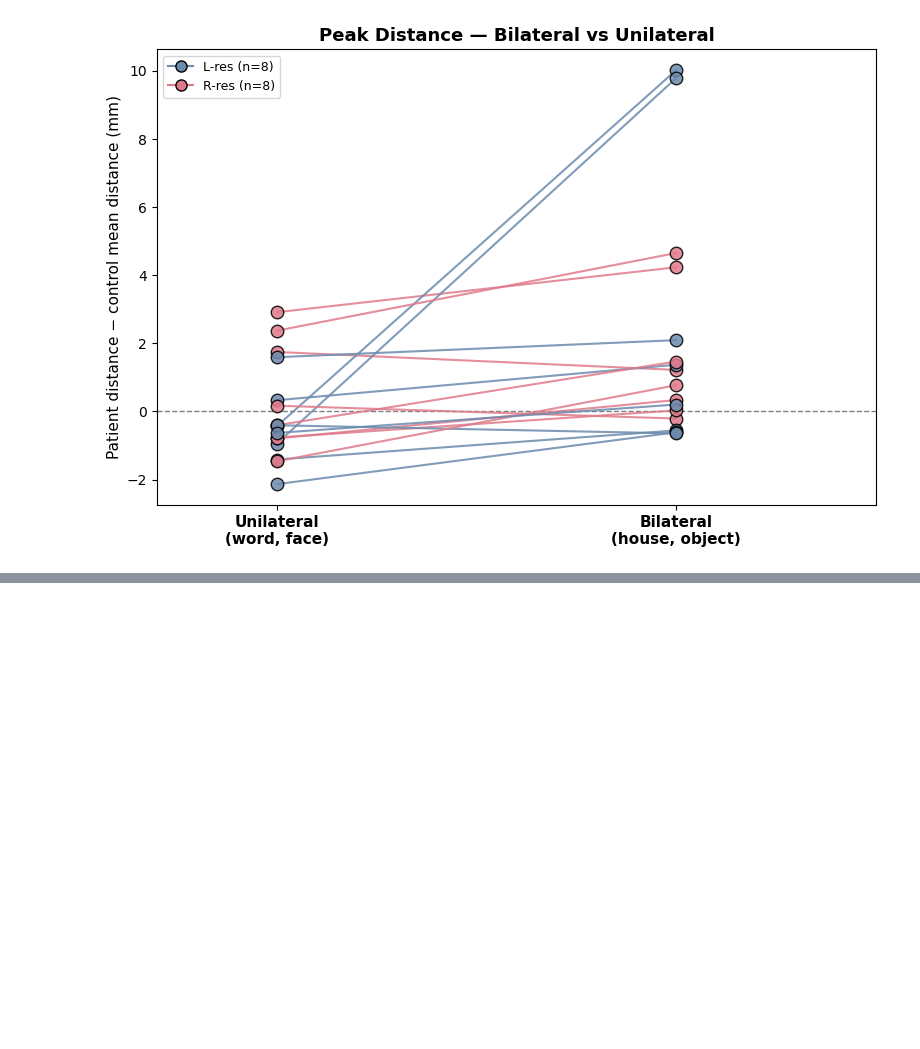
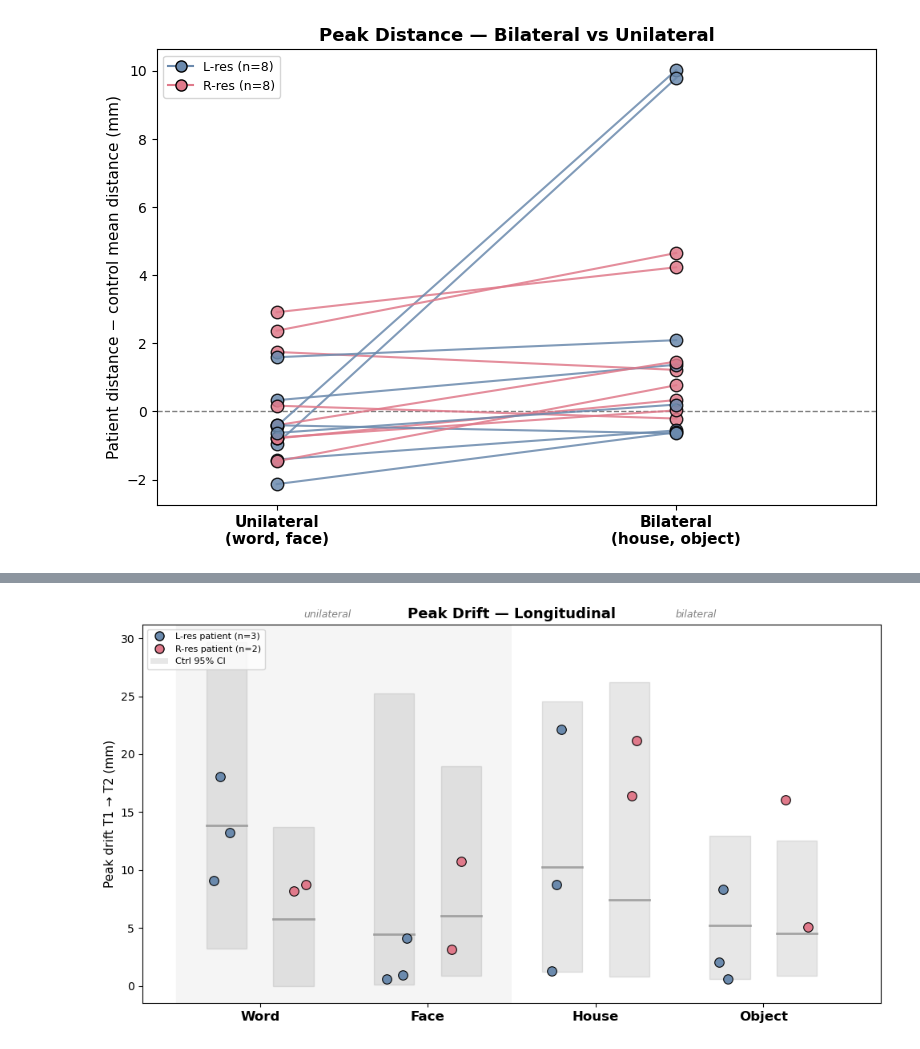
Before and after one commit to cnsimmons/sym_pt, a Jupyter notebook: C_results/x_notebook.ipynb, the cells around one changed output, grey strips where cells are left out. Saved outputs shown, nothing was run; the diff lists cells and outputs as text; code cells hidden in the pictures; blank space fills up the shorter version.

```diff
--- a/C_results/x_notebook.ipynb
+++ b/C_results/x_notebook.ipynb
@@ -190,0 +523,50 @@ plt.show()
+# %%
+fig, ax = plt.subplots(figsize=(10, 5.5))
+ax.axvspan(-0.5, 1.5, color='#F5F5F5', zorder=0)
+ax.axvspan(1.5, 3.5, color='#FFFFFF', zorder=0)
+
+CTRL_COLOR = '#888888'
+
+for i, cat in enumerate(CATS_ORDERED):
+    for res, hemi_ctrl in [('L-res', 'right'), ('R-res', 'left')]:
+        ctrl_vals = drift[(drift['group']=='control') &
+                          (drift['category']==cat) &
+                          (drift['hemi']==hemi_ctrl)]['drift_mm'].values
+        if len(ctrl_vals) < 2: continue
+        offset = -0.2 if res == 'L-res' else 0.2
+        x = i + offset
+
+        lo, hi = np.percentile(ctrl_vals, [2.5, 97.5])
+        m = np.mean(ctrl_vals)
+        ax.fill_between([x - 0.12, x + 0.12], [lo, lo], [hi, hi],
+                        color=CTRL_COLOR, alpha=0.2, zorder=1)
+        ax.plot([x - 0.12, x + 0.12], [m, m], color=CTRL_COLOR,
+                linewidth=2, alpha=0.7, zorder=2)
+
+        pt_vals = drift[(drift['group']=='OTC') & (drift['category']==cat) &
+                        (drift['hemi']==hemi_ctrl) & (drift['intact_hemi']==hemi_ctrl)]['drift_mm'].values
+        jitter = np.random.default_rng(i*10 + (0 if res=='L-res' else 1)).uniform(-0.08, 0.08, len(pt_vals))
+        ax.scatter(x + jitter, pt_vals, s=70, color=COLORS[res], edgecolor='black',
+                   linewidth=0.8, zorder=4)
+
+ax.set_xticks(range(4))
+ax.set_xticklabels([LABELS[c] for c in CATS_ORDERED], fontsize=12, fontweight='bold')
+ax.set_ylabel('Peak drift T1 → T2 (mm)', fontsize=11)
+ax.set_title('Peak Drift — Longitudinal', fontsize=13, fontweight='bold')
+ax.text(0.25, 1.02, 'unilateral', transform=ax.transAxes, ha='center', style='italic', fontsize=9, color='gray')
+ax.text(0.75, 1.02, 'bilateral', transform=ax.transAxes, ha='center', style='italic', fontsize=9, color='gray')
+
+from matplotlib.patches import Patch
+handles = [
+    plt.Line2D([0],[0], marker='o', color=COLORS['L-res'], markeredgecolor='k',
+               markersize=8, linestyle='', label='L-res patient (n=3)'),
+    plt.Line2D([0],[0], marker='o', color=COLORS['R-res'], markeredgecolor='k',
+               markersize=8, linestyle='', label='R-res patient (n=2)'),
+    Patch(facecolor=CTRL_COLOR, alpha=0.2, label='Ctrl 95% CI'),
+]
+ax.legend(handles=handles, loc='upper left', fontsize=8)
+plt.tight_layout()
+plt.savefig(f'{FIG_DIR}/fig_peak_drift_long_categories.png', dpi=200)
+plt.show()
+# %% [output]
+[figure, added]
```
Also changed, not shown: parts of 28 cells of this notebook, 10 other files.
